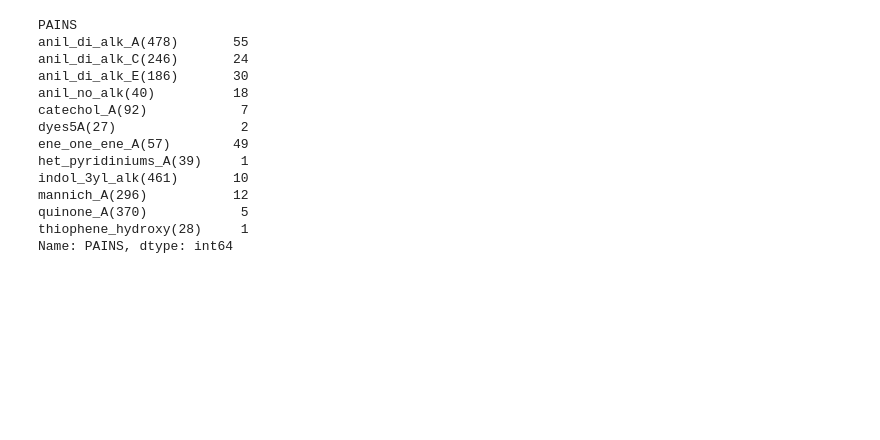
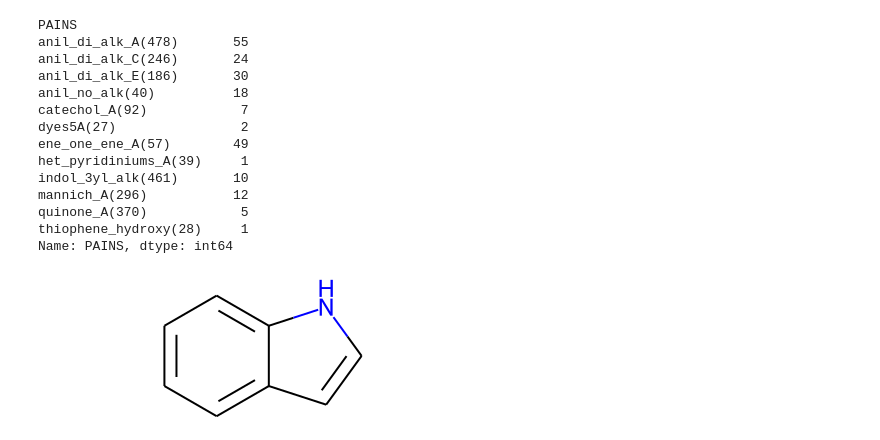
Before and after one commit to marcossantanaioc/CompChem, a Jupyter notebook: notebooks/PAINS.ipynb, the cells around one changed output. Saved outputs shown, nothing was run; the diff lists cells and outputs as text; code cells hidden in the pictures; blank space fills up the shorter version.

```diff
--- a/notebooks/PAINS.ipynb
+++ b/notebooks/PAINS.ipynb
@@ -119,3 +121,8 @@ mannich_A(296)           12
 quinone_A(370)            5
 thiophene_hydroxy(28)     1
 Name: PAINS, dtype: int64
+# %%
+patt = Chem.MolFromSmiles('c1ccc2[nH]ccc2c1') # indol_3yl_alk(461)
+patt
+# %% [output]
+[figure, added]
```
Also changed, not shown: parts of 3 cells of this notebook.
